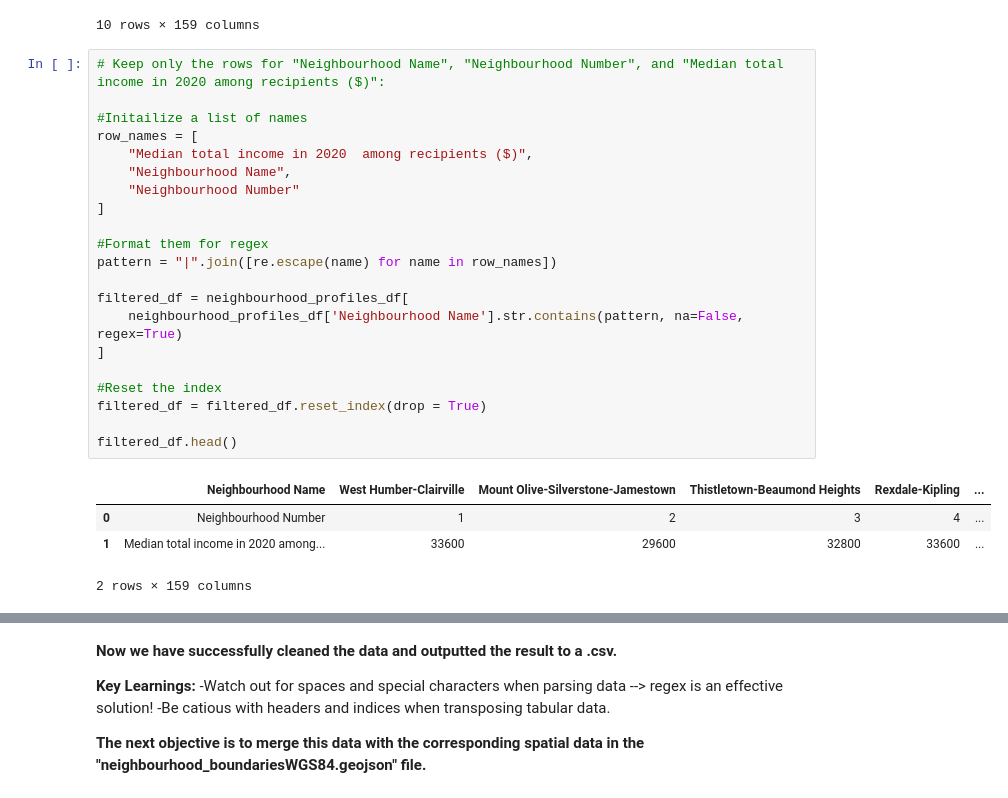
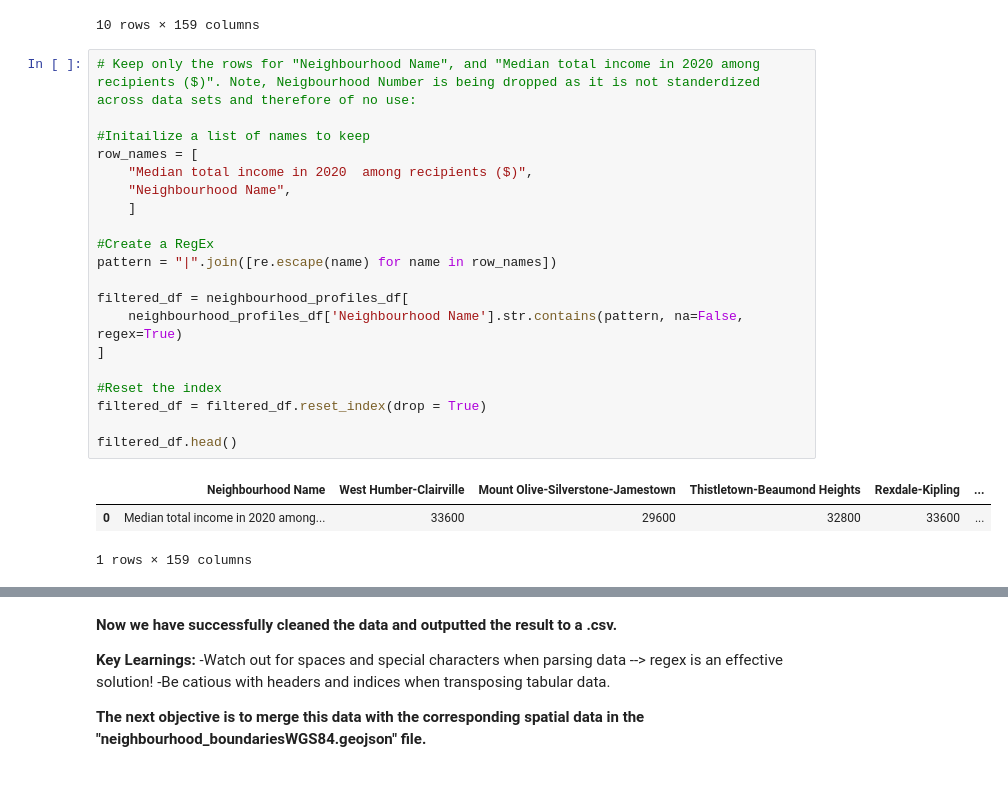
Before and after one commit to sebastianbrubaker/toronto_uhi_analysis, a Jupyter notebook: wrangle_data.ipynb, the cells around one changed output, grey strips where cells are left out. Drawn from its saved outputs; the diff is of its cells as text.

```diff
--- a/wrangle_data.ipynb
+++ b/wrangle_data.ipynb
@@ -55,28 +60,26 @@ neighbourhood_profiles_df.head(10)
 | 9 | 20 to 24 years | 3175 | 2675 | 745 | 715 | ... |
 10 rows × 159 columns
 # %%
-# Keep only the rows for "Neighbourhood Name", "Neighbourhood Number", and "Median total income in 2020 among recipients ($)":
+# Keep only the rows for "Neighbourhood Name", and "Median total income in 2020 among recipients ($)". Note, Neigbourhood Number is being dropped as it is not standerdized across data sets and therefore of no use:
 
-#Initailize a list of names
+#Initailize a list of names to keep
 row_names = [
     "Median total income in 2020  among recipients ($)",
     "Neighbourhood Name",
-    "Neighbourhood Number"
-]
+    ]
 
-#Format them for regex
+#Create a RegEx
 pattern = "|".join([re.escape(name) for name in row_names])
 
 filtered_df = neighbourhood_profiles_df[
     neighbourhood_profiles_df['Neighbourhood Name'].str.contains(pattern, na=False, regex=True)
 ]
 
 #Reset the index
 filtered_df = filtered_df.reset_index(drop = True)
 
 filtered_df.head()
 # %% [output]
 |  | Neighbourhood Name | West Humber-Clairville | Mount Olive-Silverstone-Jamestown | Thistletown-Beaumond Heights | Rexdale-Kipling | ... |
-| 0 | Neighbourhood Number | 1 | 2 | 3 | 4 | ... |
-| 1 | Median total income in 2020 among... | 33600 | 29600 | 32800 | 33600 | ... |
+| 0 | Median total income in 2020 among... | 33600 | 29600 | 32800 | 33600 | ... |
-2 rows × 159 columns
+1 rows × 159 columns
```
Also changed, not shown: parts of 13 cells of this notebook, 1 other file.
